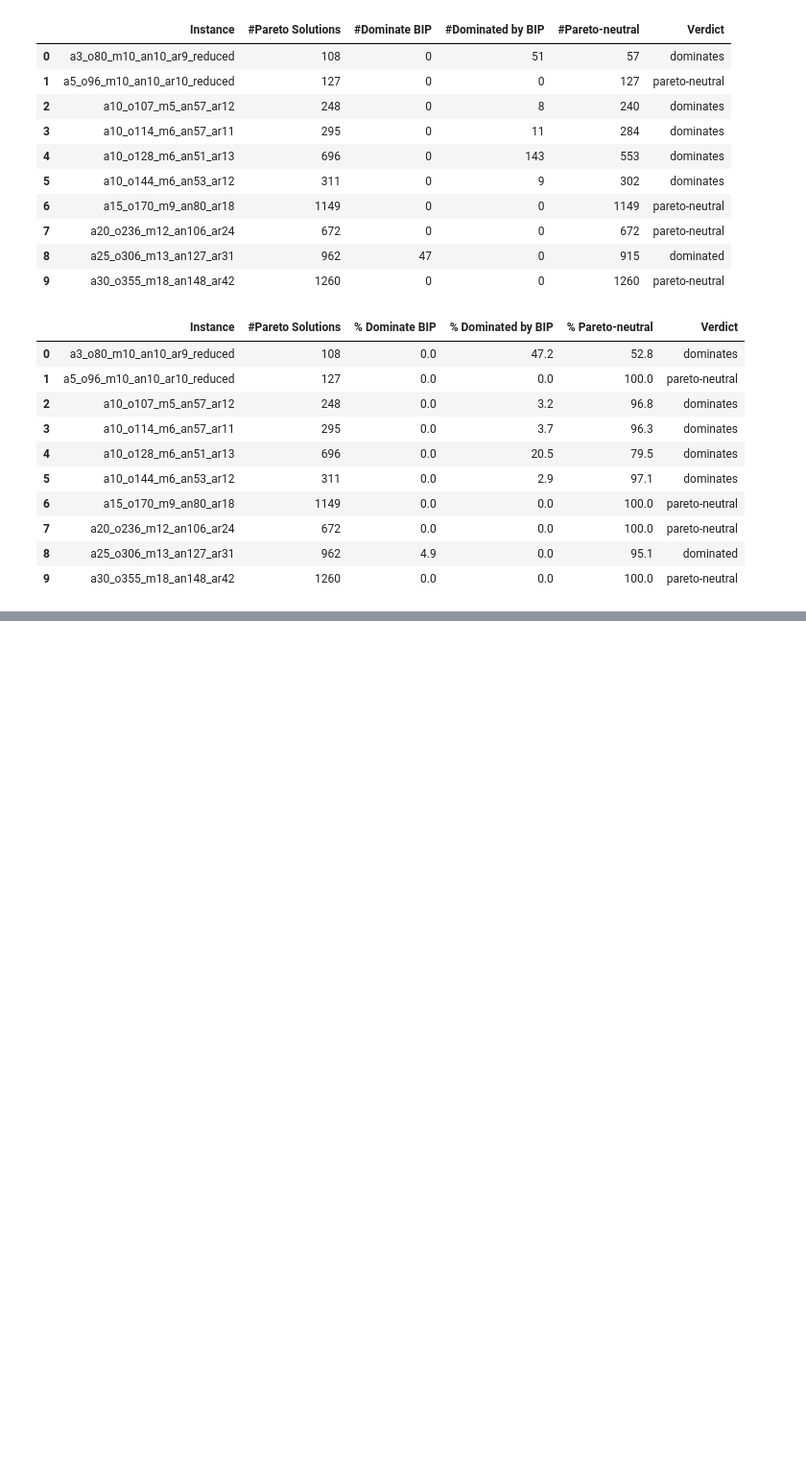
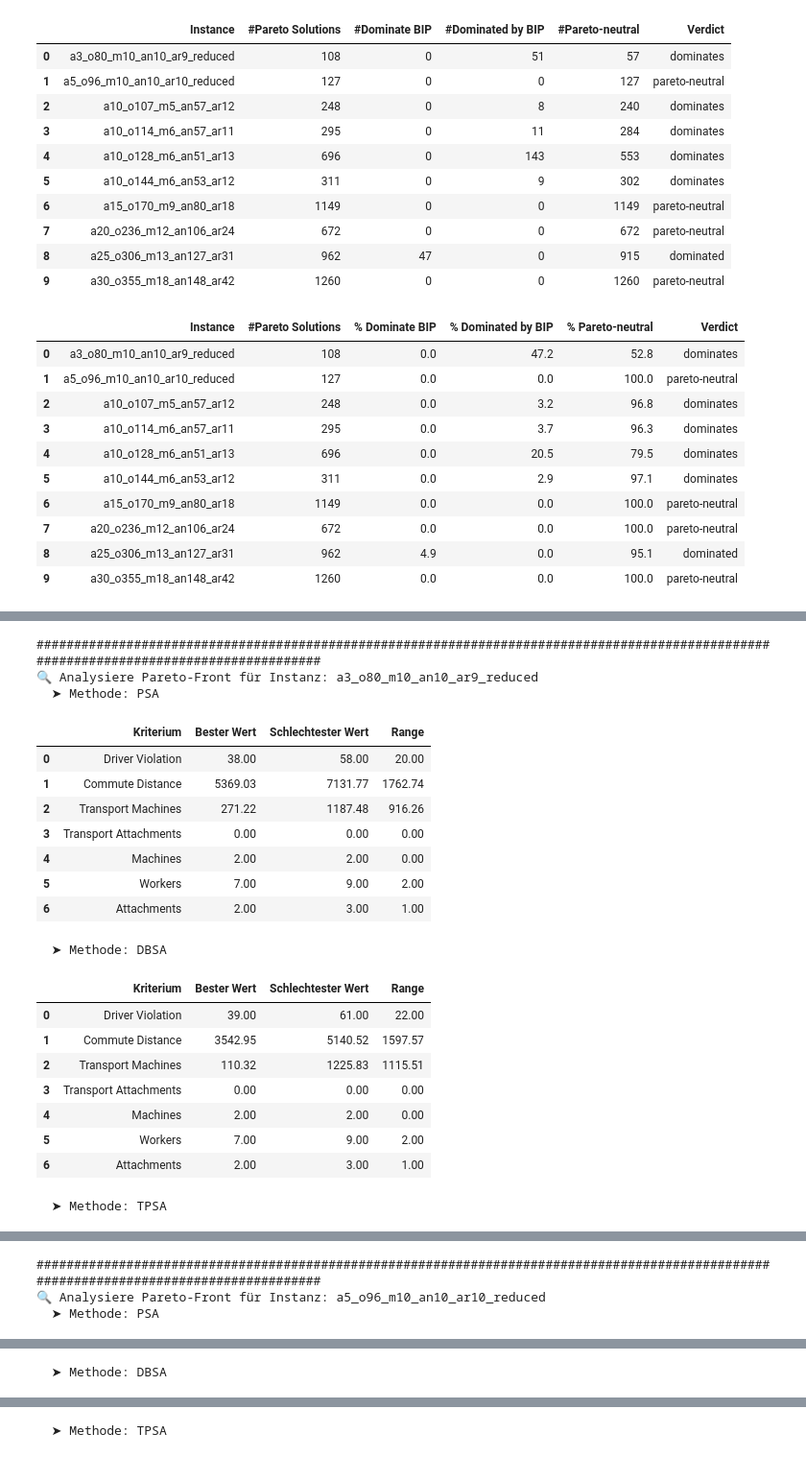
Before and after one commit to nklswlf/OptRail_Railroad_Construction, a Jupyter notebook: Data/Solutions/analysis.ipynb, the cells around one changed output, grey strips where cells are left out. Shown at 96% size. Drawn from its saved outputs; the diff is of its cells as text; code cells hidden in the pictures; blank space fills up the shorter version.

Commit message:
:zap: New ReaLife Instance 2023

```diff
--- a/Data/Solutions/analysis.ipynb
+++ b/Data/Solutions/analysis.ipynb
@@ -324,0 +353,75 @@ display(summary_df_percentage)  # In Jupyter Notebook
+# %%
+import pandas as pd
+
+instances = [
+    "a3_o80_m10_an10_ar9_reduced",
+    "a5_o96_m10_an10_ar10_reduced",
+    "a10_o107_m5_an57_ar12",
+    "a10_o114_m6_an57_ar11",
+    "a10_o128_m6_an51_ar13",
+    "a10_o144_m6_an53_ar12",
+    "a15_o170_m9_an80_ar18",
+    "a20_o236_m12_an106_ar24",
+    "a25_o306_m13_an127_ar31",
+    "a30_o355_m18_an148_ar42"
+]
+
+columns_of_interest = [
+    "Driver Violation",
+    "Commute Distance",
+    "Transport Machines",
+    "Transport Attachments",
+    "Machines",
+    "Workers",
+    "Attachments",
+]
+
+methods = ["PSA","DBSA", "TPSA"]
+
+
+for instance in instances:
+    print("########################################################################################################################################")
+    print(f"🔍 Analysiere Pareto-Front für Instanz: {instance}")
+    for method in methods:
+        print(f"  ➤ Methode: {method}")
+
+        # Lade Pareto-Front der Instanz
+        df_pareto = pd.read_csv(f"{instance}/{method}/ParetoFront.csv")
+
+
+        # Ergebnisse für diese Instanz sammeln
+        summary = []
+        for col in columns_of_interest:
+            best = df_pareto[col].min()
+            worst = df_pareto[col].max()
+            value_range = worst - best
+            summary.append({
+                "Kriterium": col,
+                "Bester Wert": best,
+                "Schlechtester Wert": worst,
+                "Range": value_range
+            })
+        summary_df = pd.DataFrame(summary)
+        display(summary_df)
+# %% [output]
+########################################################################################################################################
+🔍 Analysiere Pareto-Front für Instanz: a3_o80_m10_an10_ar9_reduced
+  ➤ Methode: PSA
+|  | Kriterium | Bester Wert | Schlechtester Wert | Range |
+| 0 | Driver Violation | 38.00 | 58.00 | 20.00 |
+| 1 | Commute Distance | 5369.03 | 7131.77 | 1762.74 |
+| 2 | Transport Machines | 271.22 | 1187.48 | 916.26 |
+| 3 | Transport Attachments | 0.00 | 0.00 | 0.00 |
+| 4 | Machines | 2.00 | 2.00 | 0.00 |
+| 5 | Workers | 7.00 | 9.00 | 2.00 |
+| 6 | Attachments | 2.00 | 3.00 | 1.00 |
+  ➤ Methode: DBSA
+|  | Kriterium | Bester Wert | Schlechtester Wert | Range |
+| 0 | Driver Violation | 39.00 | 61.00 | 22.00 |
+| 1 | Commute Distance | 3542.95 | 5140.52 | 1597.57 |
+| 2 | Transport Machines | 110.32 | 1225.83 | 1115.51 |
+| 3 | Transport Attachments | 0.00 | 0.00 | 0.00 |
+| 4 | Machines | 2.00 | 2.00 | 0.00 |
+| 5 | Workers | 7.00 | 9.00 | 2.00 |
+| 6 | Attachments | 2.00 | 3.00 | 1.00 |
+  ➤ Methode: TPSA
@@ -324,0 +436,3 @@ display(summary_df_percentage)  # In Jupyter Notebook
+########################################################################################################################################
+🔍 Analysiere Pareto-Front für Instanz: a5_o96_m10_an10_ar10_reduced
+  ➤ Methode: PSA
@@ -324,0 +447 @@ display(summary_df_percentage)  # In Jupyter Notebook
+  ➤ Methode: DBSA
@@ -324,0 +456 @@ display(summary_df_percentage)  # In Jupyter Notebook
+  ➤ Methode: TPSA
```
Also changed, not shown: parts of 3 cells of this notebook, 4 other files.
